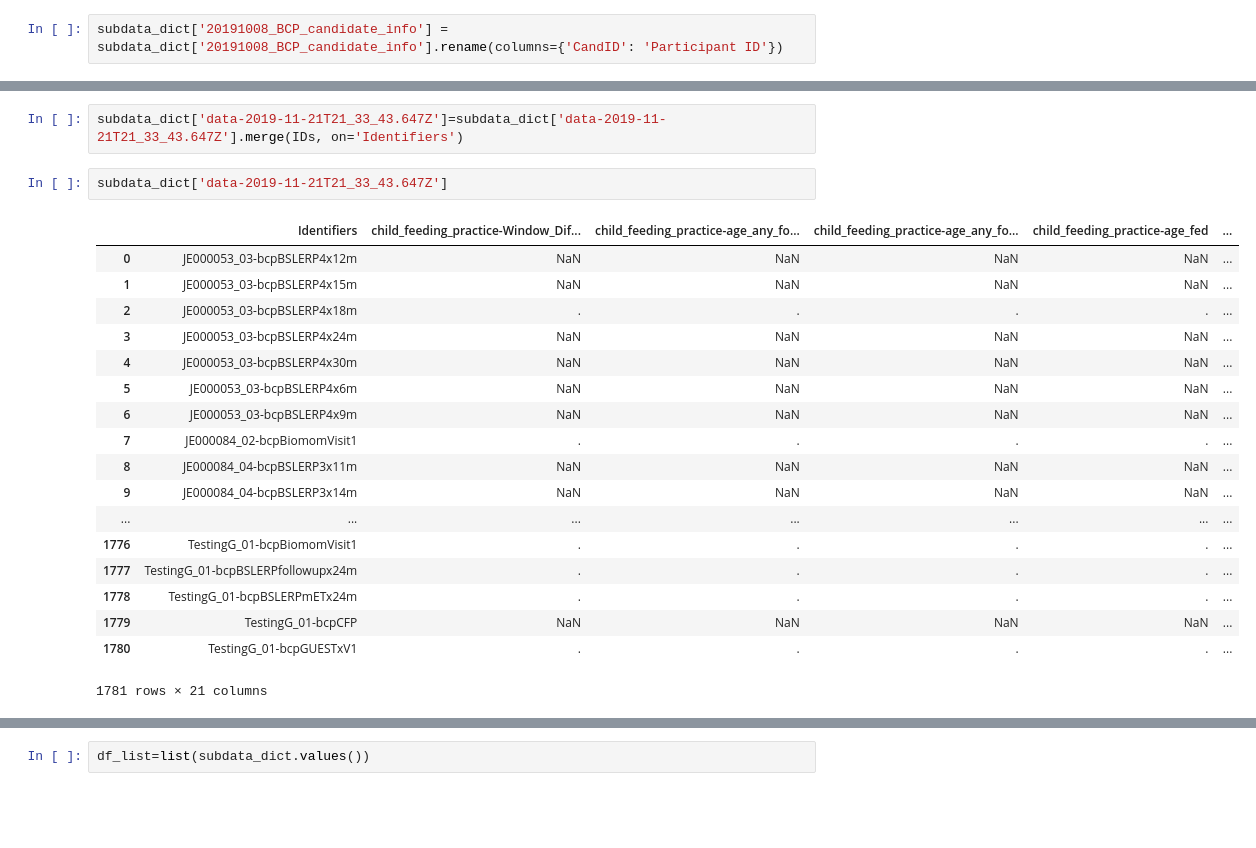
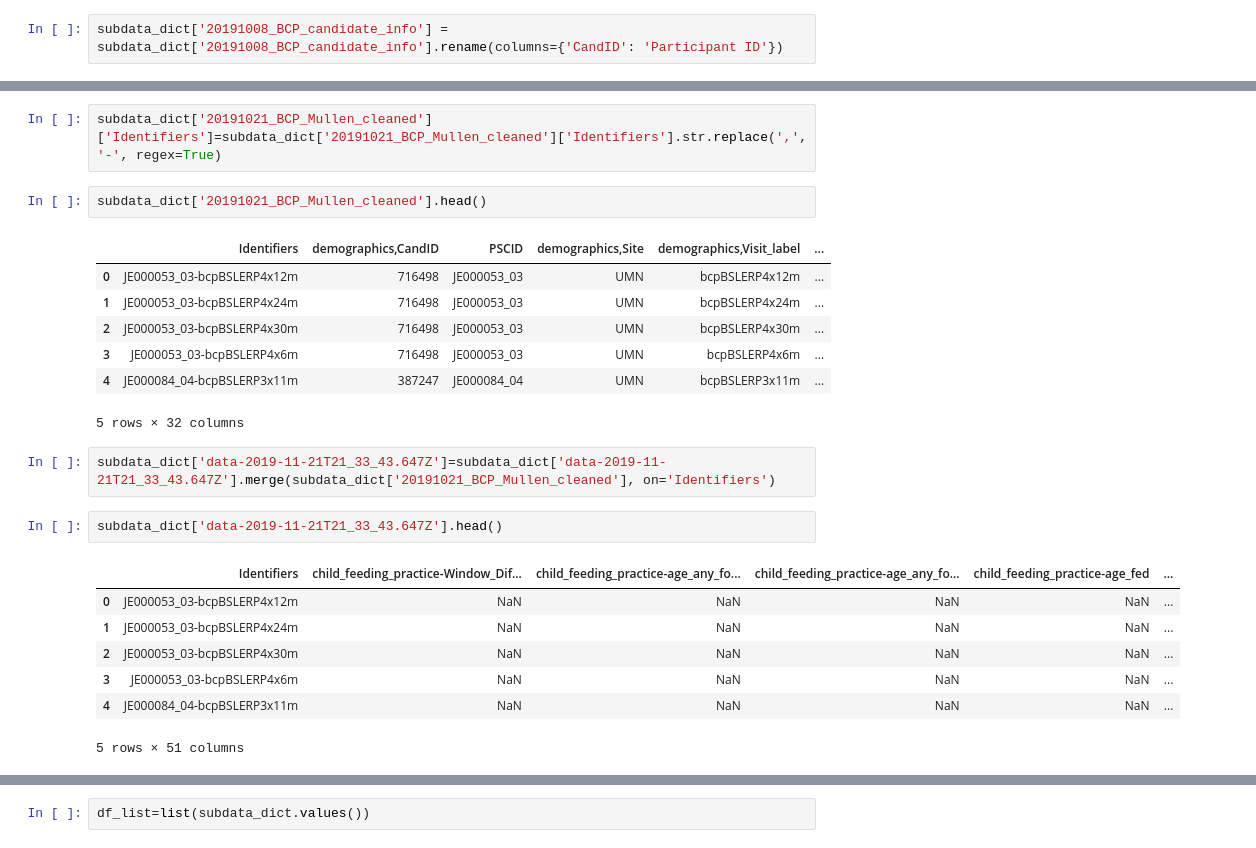
Before and after one commit to niblunc/BCP, a Jupyter notebook: data_check.ipynb, the cells around one changed output, grey strips where cells are left out. Saved outputs shown, nothing was run; the diff lists cells and outputs as text; blank space fills up the shorter version.

```diff
--- a/data_check.ipynb
+++ b/data_check.ipynb
@@ -209,23 +254,24 @@ IDs=IDs[['Identifiers','PSCID']]
+# %%
+subdata_dict['20191021_BCP_Mullen_cleaned']['Identifiers']=subdata_dict['20191021_BCP_Mullen_cleaned']['Identifiers'].str.replace(',', '-', regex=True)
+# %%
+subdata_dict['20191021_BCP_Mullen_cleaned'].head()
+# %% [output]
+|  | Identifiers | demographics,CandID | PSCID | demographics,Site | demographics,Visit_label | ... |
+| 0 | JE000053_03-bcpBSLERP4x12m | 716498 | JE000053_03 | UMN | bcpBSLERP4x12m | ... |
+| 1 | JE000053_03-bcpBSLERP4x24m | 716498 | JE000053_03 | UMN | bcpBSLERP4x24m | ... |
+| 2 | JE000053_03-bcpBSLERP4x30m | 716498 | JE000053_03 | UMN | bcpBSLERP4x30m | ... |
+| 3 | JE000053_03-bcpBSLERP4x6m | 716498 | JE000053_03 | UMN | bcpBSLERP4x6m | ... |
+| 4 | JE000084_04-bcpBSLERP3x11m | 387247 | JE000084_04 | UMN | bcpBSLERP3x11m | ... |
+5 rows × 32 columns
 # %%
-subdata_dict['data-2019-11-21T21_33_43.647Z']=subdata_dict['data-2019-11-21T21_33_43.647Z'].merge(IDs, on='Identifiers')
+subdata_dict['data-2019-11-21T21_33_43.647Z']=subdata_dict['data-2019-11-21T21_33_43.647Z'].merge(subdata_dict['20191021_BCP_Mullen_cleaned'], on='Identifiers')
 # %%
-subdata_dict['data-2019-11-21T21_33_43.647Z']
+subdata_dict['data-2019-11-21T21_33_43.647Z'].head()
 # %% [output]
 |  | Identifiers | child_feeding_practice-Window_Dif... | child_feeding_practice-age_any_fo... | child_feeding_practice-age_any_fo... | child_feeding_practice-age_fed | ... |
 | 0 | JE000053_03-bcpBSLERP4x12m | NaN | NaN | NaN | NaN | ... |
-| 1 | JE000053_03-bcpBSLERP4x15m | NaN | NaN | NaN | NaN | ... |
-| 2 | JE000053_03-bcpBSLERP4x18m | . | . | . | . | ... |
-| 3 | JE000053_03-bcpBSLERP4x24m | NaN | NaN | NaN | NaN | ... |
-| 4 | JE000053_03-bcpBSLERP4x30m | NaN | NaN | NaN | NaN | ... |
-| 5 | JE000053_03-bcpBSLERP4x6m | NaN | NaN | NaN | NaN | ... |
-| 6 | JE000053_03-bcpBSLERP4x9m | NaN | NaN | NaN | NaN | ... |
-| 7 | JE000084_02-bcpBiomomVisit1 | . | . | . | . | ... |
-| 8 | JE000084_04-bcpBSLERP3x11m | NaN | NaN | NaN | NaN | ... |
-| 9 | JE000084_04-bcpBSLERP3x14m | NaN | NaN | NaN | NaN | ... |
-| ... | ... | ... | ... | ... | ... | ... |
-| 1776 | TestingG_01-bcpBiomomVisit1 | . | . | . | . | ... |
-| 1777 | TestingG_01-bcpBSLERPfollowupx24m | . | . | . | . | ... |
-| 1778 | TestingG_01-bcpBSLERPmETx24m | . | . | . | . | ... |
-| 1779 | TestingG_01-bcpCFP | NaN | NaN | NaN | NaN | ... |
-| 1780 | TestingG_01-bcpGUESTxV1 | . | . | . | . | ... |
+| 1 | JE000053_03-bcpBSLERP4x24m | NaN | NaN | NaN | NaN | ... |
+| 2 | JE000053_03-bcpBSLERP4x30m | NaN | NaN | NaN | NaN | ... |
+| 3 | JE000053_03-bcpBSLERP4x6m | NaN | NaN | NaN | NaN | ... |
+| 4 | JE000084_04-bcpBSLERP3x11m | NaN | NaN | NaN | NaN | ... |
-1781 rows × 21 columns
+5 rows × 51 columns
```
Also changed, not shown: parts of 22 cells of this notebook, 3 other files.
